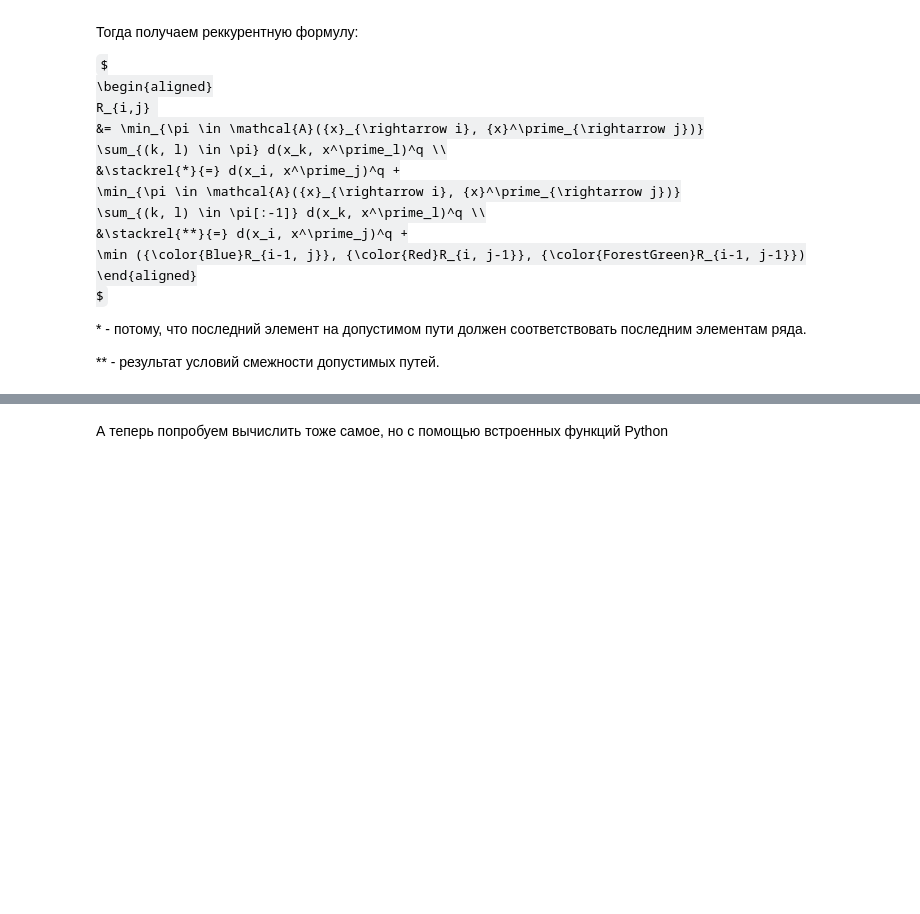
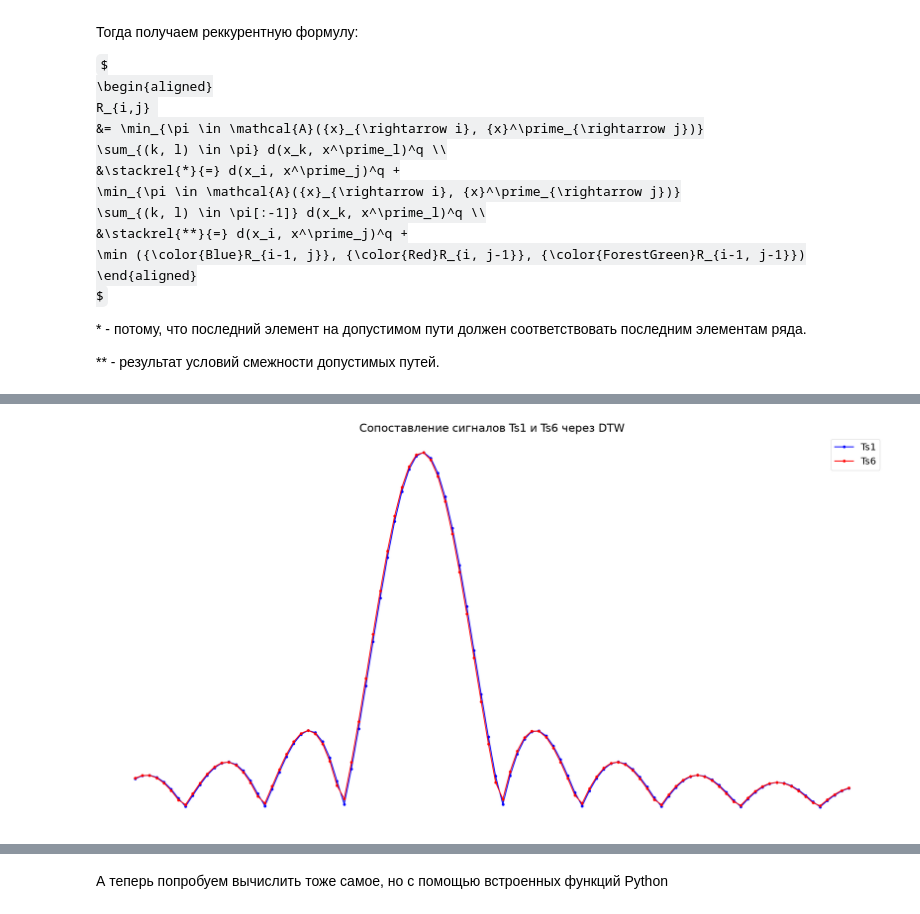
Before and after one commit to Dream-Prodigy/My-project, a Jupyter notebook: practice_8/practice8.ipynb, the cells around one changed output, grey strips where cells are left out. Cells and saved outputs as stored; diff of their text form; code cells hidden in the pictures; some formulas as TeX source; blank space fills up the shorter version.

```diff
--- a/practice_8/practice8.ipynb
+++ b/practice_8/practice8.ipynb
@@ -276,0 +304,29 @@ Ts1 и Ts3 = 0.001368506439666829     Ts1 и Tp1 = 0.04829571536730088
+# %%
+fig, ax = plt.subplots(figsize=(30, 15))
+
+# Задаем ряды для отрисовки
+x1 = np.abs(tseries_list["Ts1"])
+x2 = np.abs(tseries_list["Ts6"])
+
+# Получаем путь через нашу новую функцию
+_, warp_path = DTW(x1, x2, q=2, isDTW=True)
+
+# Remove the border and axes ticks
+fig.patch.set_visible(True)
+ax.axis('off')
+
+for [map_y, map_x] in warp_path: # В нашей функции путь хранится как (y, x)
+    ax.set_facecolor('white')
+    # Рисуем соединительные линии
+    ax.plot([map_x, map_y], [x1[map_x], x2[map_y]], 'k-', alpha=0.5)
+
+# Рисуем сами временные ряды
+ax.plot(x1, color='blue', marker='o', markersize=5, linewidth=2, label='Ts1')
+ax.plot(x2, color='red', marker='o', markersize=5, linewidth=2, label='Ts6')
+
+ax.legend(fontsize=20)
+ax.tick_params(axis="both", which="major", labelsize=18)
+plt.title('Сопоставление сигналов Ts1 и Ts6 через DTW', fontsize=24)
+plt.show()
+# %% [output]
+[figure, added]
```
Also changed, not shown: parts of 24 cells of this notebook.
